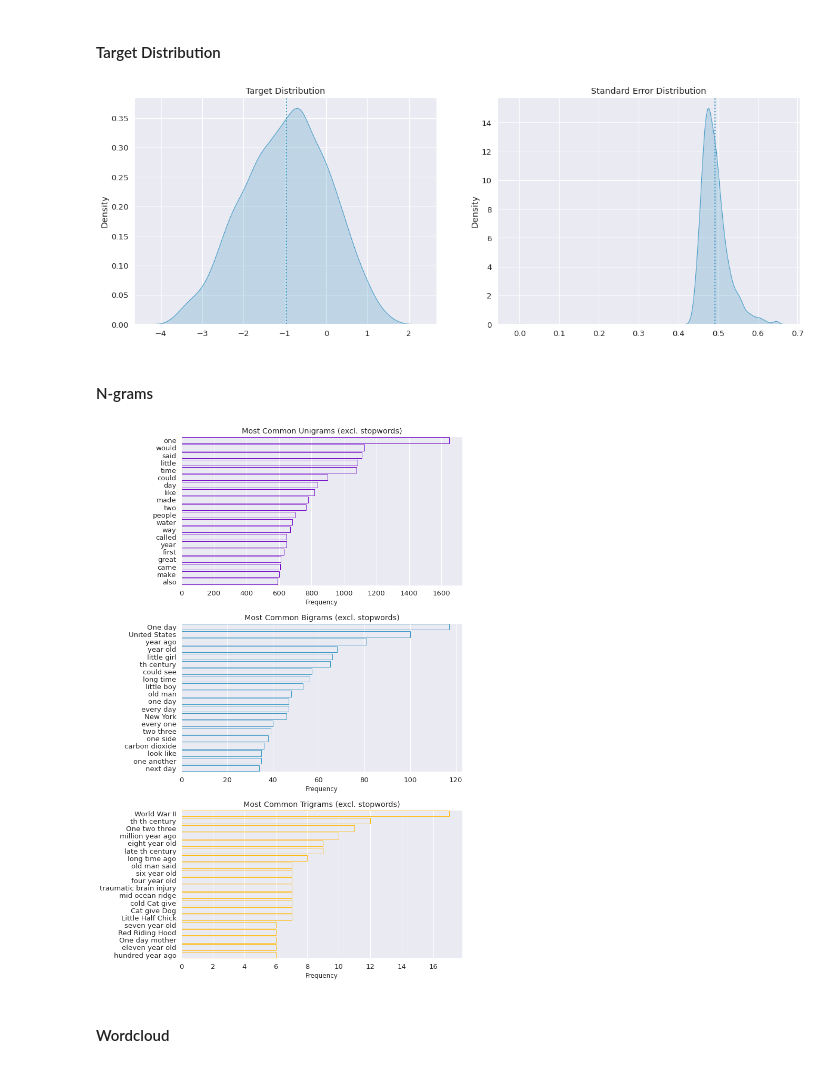
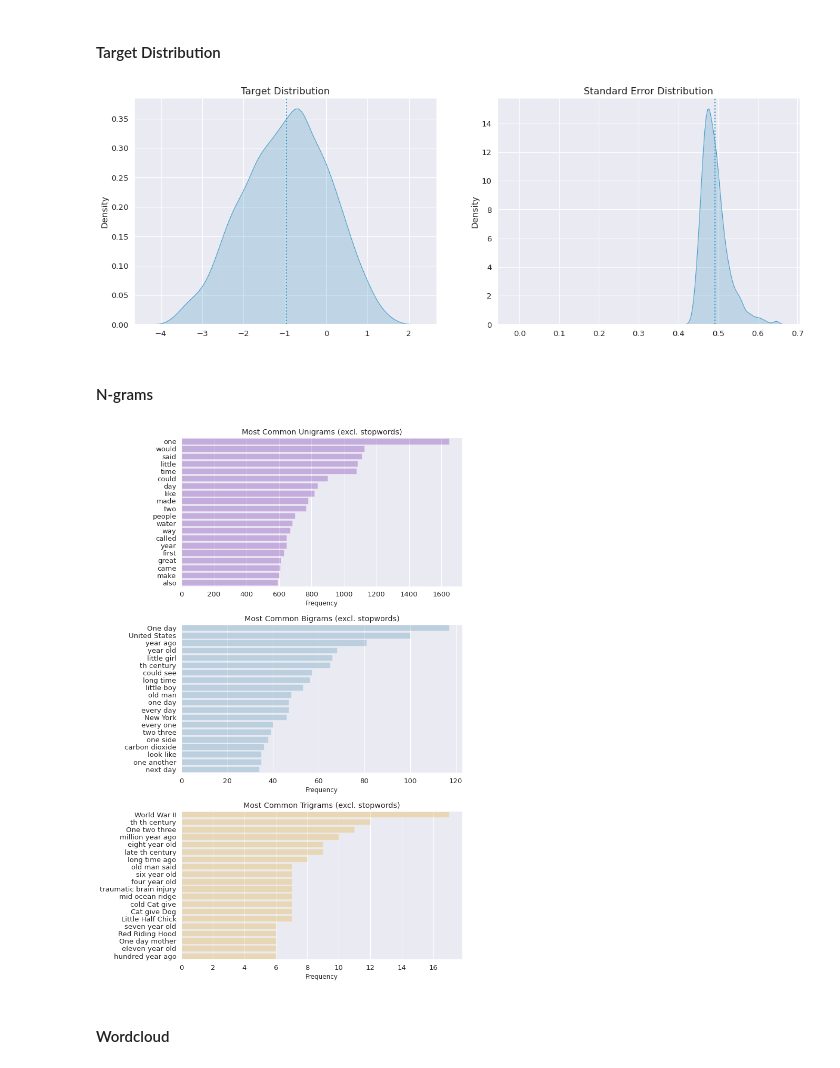
Before and after one commit to HeleneFabia/commonlit-readability, a Jupyter notebook: notebooks/eda.ipynb, the cells around one changed output. Saved outputs shown, nothing was run; the diff lists cells and outputs as text; code cells hidden in the pictures.

```diff
--- a/notebooks/eda.ipynb
+++ b/notebooks/eda.ipynb
@@ -100,18 +101,18 @@ train_df["excerpt_preprocessed"] = train_df["excerpt"].apply(lambda row: preproc
 # %%
 plt.figure(figsize=(20, 7))
 plt.subplot(1, 2, 1)
-sns.kdeplot(train_df["target"], color=palette[1], shade=True).set_title("Target Distribution")
+sns.kdeplot(train_df["target"], color=palette[1], shade=True).set_title("Target Distribution", fontsize=16)
 plt.axvline(train_df["target"].mean(), color=palette[1], linewidth=2, linestyle=":")
 plt.xlabel("")
 
 plt.subplot(1, 2, 2)
-sns.kdeplot(train_df["standard_error"], color=palette[1], shade=True).set_title("Standard Error Distribution")
+sns.kdeplot(train_df["standard_error"], color=palette[1], shade=True).set_title("Standard Error Distribution", fontsize=16)
 plt.axvline(train_df["standard_error"].mean(), color=palette[1], linewidth=2, linestyle=":")
 plt.xlabel("")
 
 plt.show()
 # %% [output]
-[figure, old version]
+[figure, new version]
 # %% [markdown]
 #### N-grams
 # %%
@@ -119,16 +120,16 @@ ngram_dict, freqs_dict = get_ngram_and_freqs(train_df["excerpt_preprocessed"])
 # %%
 ngrams = ["unigrams", "bigrams", "trigrams"]
 colors = [0, 1, 4]
 plt.figure(figsize=(10, 15))
 for idx in range(3):
     plt.subplot(3, 1, idx+1)
-    sns.barplot(x=freqs_dict[ngrams[idx]][:20], y=ngram_dict[ngrams[idx]][:20], facecolor=(0, 0, 0, 0), edgecolor=palette[colors[idx]], linewidth=1)
+    sns.barplot(x=freqs_dict[ngrams[idx]][:20], y=ngram_dict[ngrams[idx]][:20], color=palette[colors[idx]], linewidth=1, alpha=0.3)
     plt.title(f"Most Common {ngrams[idx].capitalize()} (excl. stopwords)")
     plt.xlabel("Frequency", size=12)
 plt.tight_layout()
 plt.show()
 # %% [output]
-[figure, old version]
+[figure, new version]
 # %% [markdown]
 #### Wordcloud
 # %%
```
Also changed, not shown: parts of 5 cells of this notebook.
